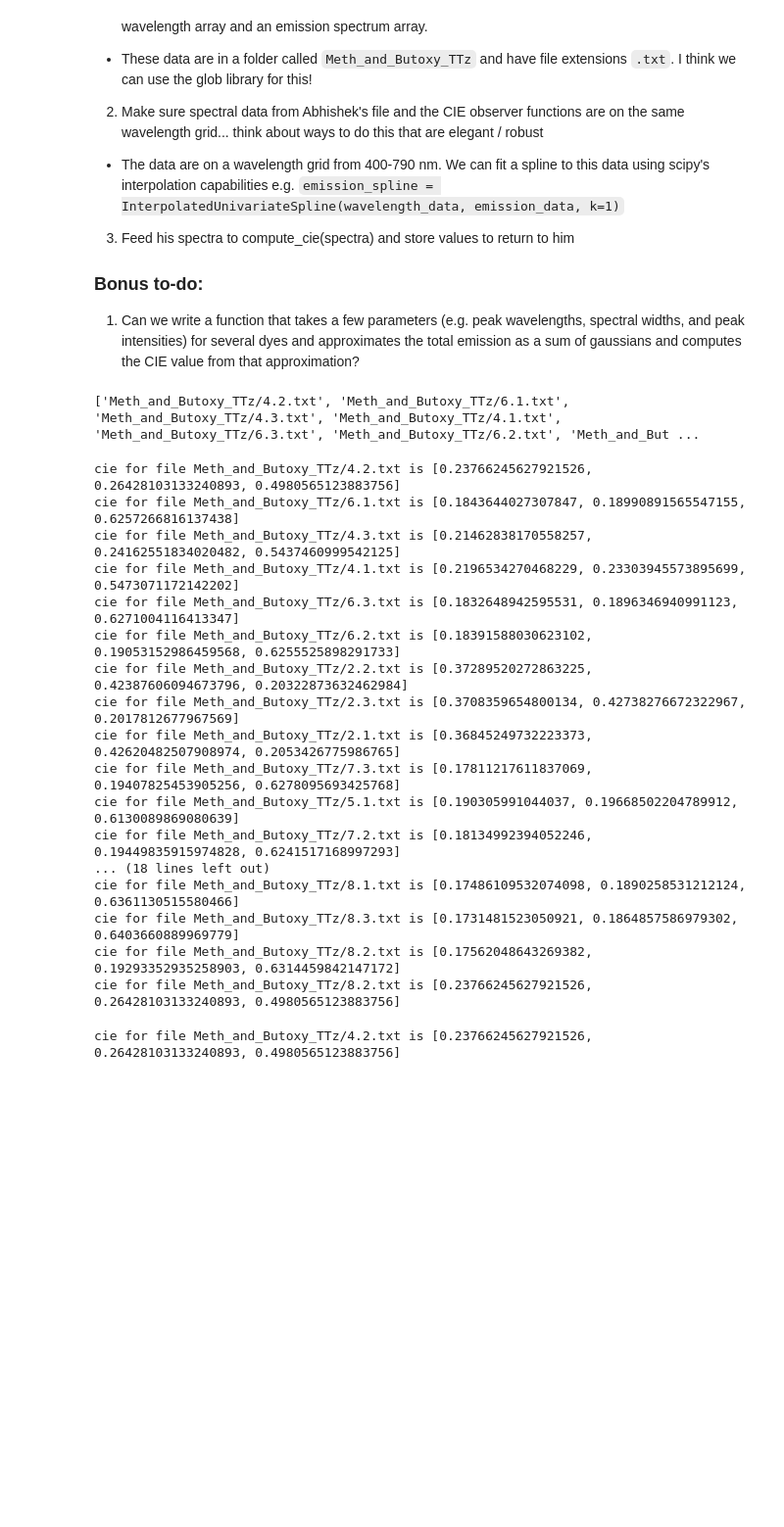
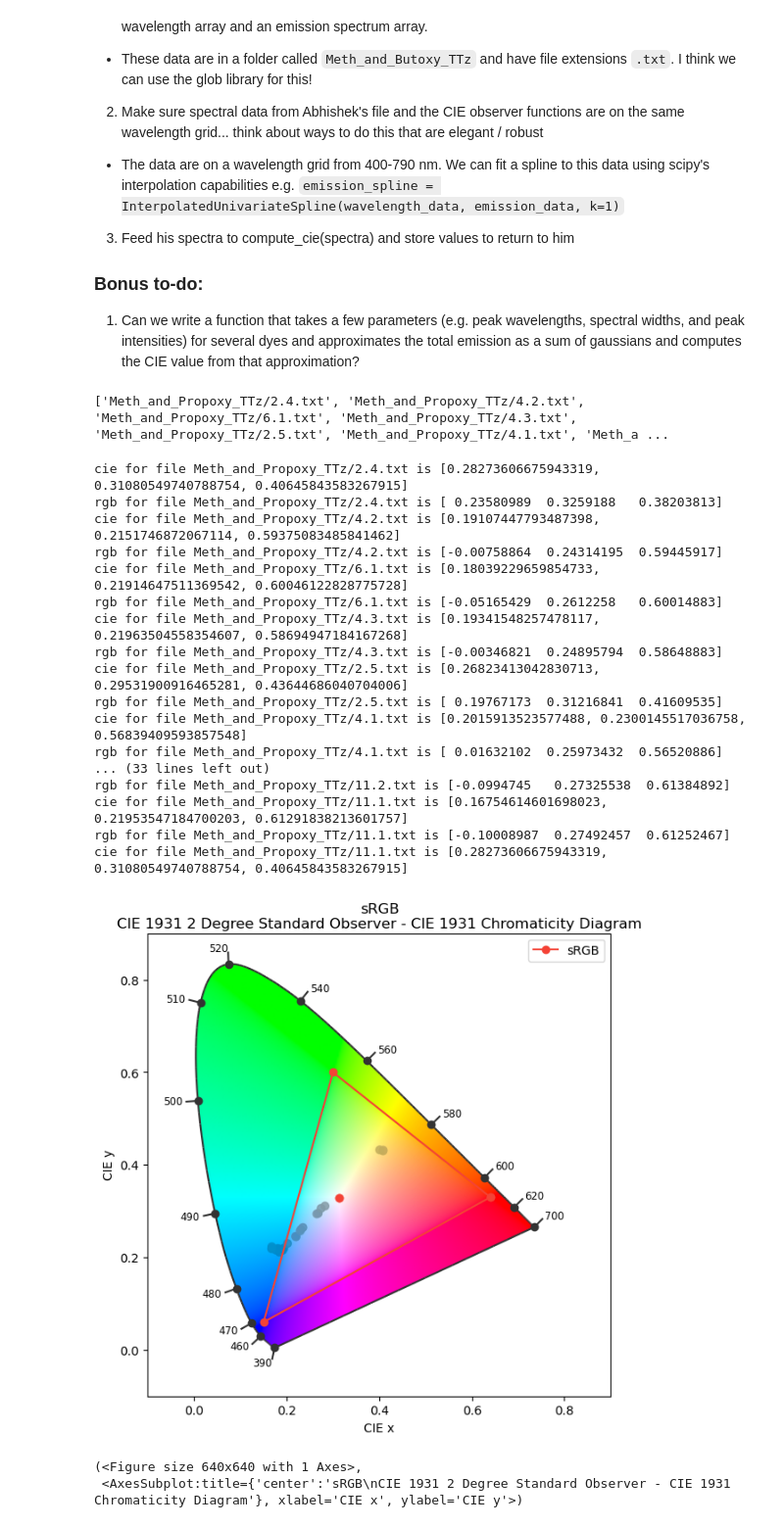
Before and after one commit to FoleyLab/wptherml, a Jupyter notebook: examples/CIE_Example.ipynb, the cells around one changed output. Shown at 98% size. Drawn from its saved outputs; the diff is of its cells as text; code cells hidden in the pictures; blank space fills up the shorter version.

Commit message:
added capability to plot CIE values on standard color gamut

```diff
--- a/examples/CIE_Example.ipynb
+++ b/examples/CIE_Example.ipynb
@@ -125,6 +139,8 @@ w_x = []
 planck_y = []
 bb_y = []
 w_y = []
+
+rgb_list = []
 
 for temp in T_list:
     # update the temperature attribute with the current value of temp
@@ -146,6 +162,8 @@ for temp in T_list:
     temp_cie = w.compute_cie(w.thermal_emission_array)
     w_x.append(temp_cie[0])
     w_y.append(temp_cie[1])
+    temp_rgb = w.compute_rgb(w.thermal_emission_array)
+    rgb_list.append(temp_rgb)
 
 
 
@@ -179,18 +197,22 @@ import os
 from scipy import interpolate
 import glob
 # %%
-file_location = os.path.join('Meth_and_Butoxy_TTz','*.txt')
+file_location = os.path.join('Meth_and_Propoxy_TTz','*.txt')
 filenames = glob.glob(file_location)
 print(filenames)
 # %% [output]
-['Meth_and_Butoxy_TTz/4.2.txt', 'Meth_and_Butoxy_TTz/6.1.txt', 'Meth_and_Butoxy_TTz/4.3.txt', 'Meth_and_Butoxy_TTz/4.1.txt', 'Meth_and_Butoxy_TTz/6.3.txt', 'Meth_and_Butoxy_TTz/6.2.txt', 'Meth_and_But ...
+['Meth_and_Propoxy_TTz/2.4.txt', 'Meth_and_Propoxy_TTz/4.2.txt', 'Meth_and_Propoxy_TTz/6.1.txt', 'Meth_and_Propoxy_TTz/4.3.txt', 'Meth_and_Propoxy_TTz/2.5.txt', 'Meth_and_Propoxy_TTz/4.1.txt', 'Meth_a ...
 # %%
+rgb_list = []
 for file in filenames:
     data = np.loadtxt(file)
     emission_spline = interpolate.interp1d(data[:,0], data[:,1])
     emission_prediction = emission_spline(w.wavelength_array * 1e9)
     cie = w.compute_cie(emission_prediction)
+    rgb = w.compute_rgb(emission_prediction)
     print(F"cie for file {file} is {cie}")
+    print(F"rgb for file {file} is {rgb}")
+    rgb_list.append(rgb)
 # data[:,0] -> wavelengths in nm
 # data[:,1] -> emission intensity
 #print(data)
@@ -201,31 +223,35 @@ emission_prediction = emission_spline(w.wavelength_array * 1e9)
 cie = w.compute_cie(emission_prediction)
 print(F"cie for file {file} is {cie}")
 # %% [output]
-cie for file Meth_and_Butoxy_TTz/4.2.txt is [0.23766245627921526, 0.26428103133240893, 0.4980565123883756]
-cie for file Meth_and_Butoxy_TTz/6.1.txt is [0.1843644027307847, 0.18990891565547155, 0.6257266816137438]
-cie for file Meth_and_Butoxy_TTz/4.3.txt is [0.21462838170558257, 0.24162551834020482, 0.5437460999542125]
-cie for file Meth_and_Butoxy_TTz/4.1.txt is [0.2196534270468229, 0.23303945573895699, 0.5473071172142202]
-cie for file Meth_and_Butoxy_TTz/6.3.txt is [0.1832648942595531, 0.1896346940991123, 0.6271004116413347]
-cie for file Meth_and_Butoxy_TTz/6.2.txt is [0.18391588030623102, 0.19053152986459568, 0.6255525898291733]
-cie for file Meth_and_Butoxy_TTz/2.2.txt is [0.37289520272863225, 0.42387606094673796, 0.20322873632462984]
-cie for file Meth_and_Butoxy_TTz/2.3.txt is [0.3708359654800134, 0.42738276672322967, 0.2017812677967569]
-cie for file Meth_and_Butoxy_TTz/2.1.txt is [0.36845249732223373, 0.42620482507908974, 0.2053426775986765]
-cie for file Meth_and_Butoxy_TTz/7.3.txt is [0.17811217611837069, 0.19407825453905256, 0.6278095693425768]
-cie for file Meth_and_Butoxy_TTz/5.1.txt is [0.190305991044037, 0.19668502204789912, 0.6130089869080639]
-cie for file Meth_and_Butoxy_TTz/7.2.txt is [0.18134992394052246, 0.19449835915974828, 0.6241517168997293]
-... (18 lines left out)
-cie for file Meth_and_Butoxy_TTz/8.1.txt is [0.17486109532074098, 0.1890258531212124, 0.6361130515580466]
-cie for file Meth_and_Butoxy_TTz/8.3.txt is [0.1731481523050921, 0.1864857586979302, 0.6403660889969779]
-cie for file Meth_and_Butoxy_TTz/8.2.txt is [0.17562048643269382, 0.19293352935258903, 0.6314459842147172]
-cie for file Meth_and_Butoxy_TTz/8.2.txt is [0.23766245627921526, 0.26428103133240893, 0.4980565123883756]
+cie for file Meth_and_Propoxy_TTz/2.4.txt is [0.28273606675943319, 0.31080549740788754, 0.40645843583267915]
+rgb for file Meth_and_Propoxy_TTz/2.4.txt is [ 0.23580989  0.3259188   0.38203813]
+cie for file Meth_and_Propoxy_TTz/4.2.txt is [0.19107447793487398, 0.2151746872067114, 0.59375083485841462]
+rgb for file Meth_and_Propoxy_TTz/4.2.txt is [-0.00758864  0.24314195  0.59445917]
+cie for file Meth_and_Propoxy_TTz/6.1.txt is [0.18039229659854733, 0.21914647511369542, 0.60046122828775728]
+rgb for file Meth_and_Propoxy_TTz/6.1.txt is [-0.05165429  0.2612258   0.60014883]
+cie for file Meth_and_Propoxy_TTz/4.3.txt is [0.19341548257478117, 0.21963504558354607, 0.58694947184167268]
+rgb for file Meth_and_Propoxy_TTz/4.3.txt is [-0.00346821  0.24895794  0.58648883]
+cie for file Meth_and_Propoxy_TTz/2.5.txt is [0.26823413042830713, 0.29531900916465281, 0.43644686040704006]
+rgb for file Meth_and_Propoxy_TTz/2.5.txt is [ 0.19767173  0.31216841  0.41609535]
+cie for file Meth_and_Propoxy_TTz/4.1.txt is [0.2015913523577488, 0.2300145517036758, 0.56839409593857548]
+rgb for file Meth_and_Propoxy_TTz/4.1.txt is [ 0.01632102  0.25973432  0.56520886]
+... (33 lines left out)
+rgb for file Meth_and_Propoxy_TTz/11.2.txt is [-0.0994745   0.27325538  0.61384892]
+cie for file Meth_and_Propoxy_TTz/11.1.txt is [0.16754614601698023, 0.21953547184700203, 0.61291838213601757]
+rgb for file Meth_and_Propoxy_TTz/11.1.txt is [-0.10008987  0.27492457  0.61252467]
+cie for file Meth_and_Propoxy_TTz/11.1.txt is [0.28273606675943319, 0.31080549740788754, 0.40645843583267915]
 # %%
 data = np.loadtxt(filenames[0])
 emission_spline = interpolate.interp1d(data[:,0], data[:,1])
 emission_prediction = emission_spline(w.wavelength_array * 1e9)
 cie = w.compute_cie(emission_prediction)
 print(F"cie for file {filenames[0]} is {cie}")
-# %% [output]
-cie for file Meth_and_Butoxy_TTz/4.2.txt is [0.23766245627921526, 0.26428103133240893, 0.4980565123883756]
+# %%
+plot_RGB_chromaticities_in_chromaticity_diagram_CIE1931(rgb_list, c='black')
+# %% [output]
+[figure, added]
+(<Figure size 640x640 with 1 Axes>,
+ <AxesSubplot:title={'center':'sRGB\nCIE 1931 2 Degree Standard Observer - CIE 1931 Chromaticity Diagram'}, xlabel='CIE x', ylabel='CIE y'>)
 # %%
 plt.plot(data[:,0], data[:,1], label="4.2 - CIE 0.237, 0.264, 0.498")
 plt.legend()
```
Also changed, not shown: parts of 9 cells of this notebook, 2 other files.
